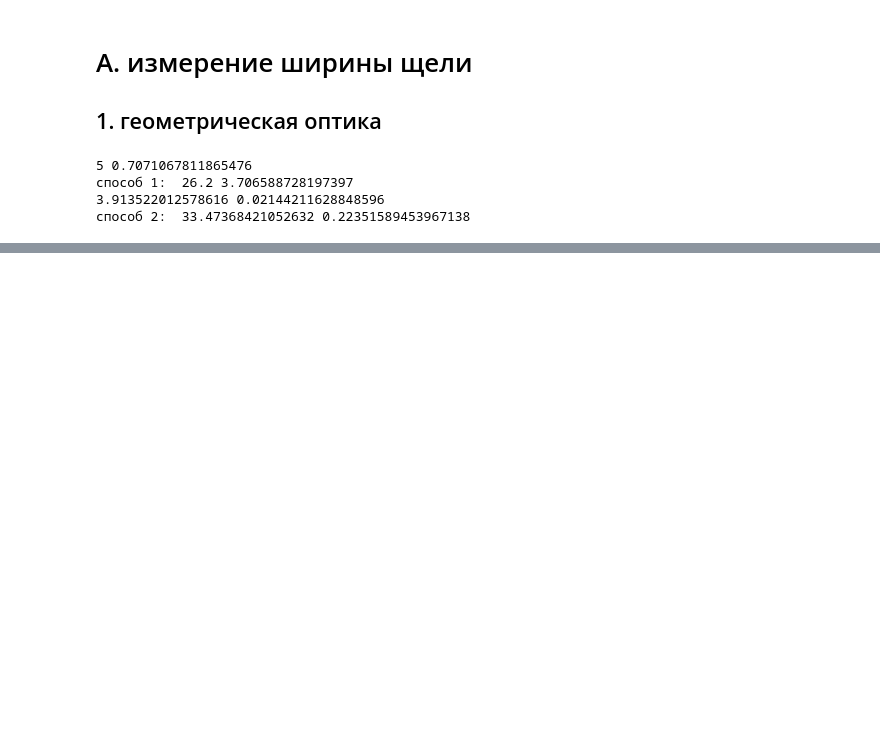
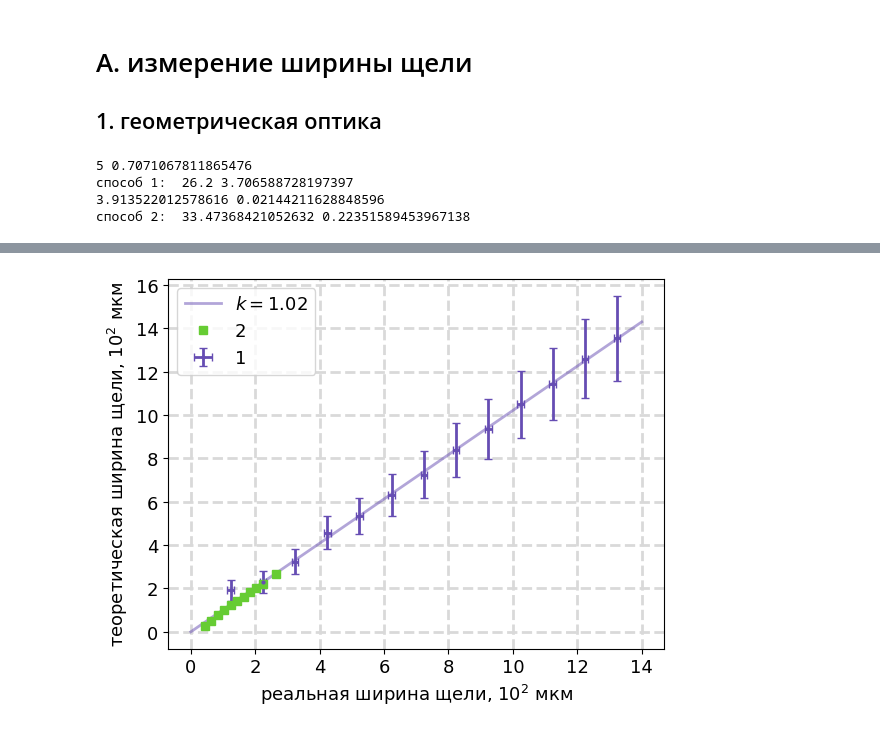
Before and after one commit to nina-zhuchkova/labs_4sem, a Jupyter notebook: 4.3.4 фурье-оптика/process.ipynb, the cells around one changed output, grey strips where cells are left out. Drawn from its saved outputs; the diff is of its cells as text; code cells hidden in the pictures; blank space fills up the shorter version.

```diff
--- a/4.3.4 фурье-оптика/process.ipynb
+++ b/4.3.4 фурье-оптика/process.ipynb
@@ -129,0 +137,4 @@ dataA1_final
+# %%
+# измерения
+dataA2 = pd.read_excel("измерения.xlsx", sheet_name="A2").rename(columns={"m (порядок максимума (придется думать головой))": "m"}).drop(index=[0])
+dataA2
@@ -129,0 +154,12 @@ dataA1_final
+# %%
+#длина волны лазера
+lam = 6326#a
+dataA2["D, mkm*10"] = (dataA2["x, 10*mkm"] - x0)
+# пересчет максимумов в минимумы
+dataA2["Dx, mm"] = dataA2["X, cm"]/(2 * dataA2["m"] - 1)*10
+dataA2["delta_Dx, mm"] = dataA2["Dx, mm"]**2/dataA2["X, cm"]/10
+dataA2["Ds, mkm*10"] = lam * L / dataA2["Dx, mm"] * 1e-4
+dataA2["delta_Ds, mkm*10"] = ((delta_L/L)**2 + (dataA2["delta_Dx, mm"]/dataA2["Dx, mm"])**2)**0.5 * dataA2["Ds, mkm*10"]
+dataA2_final = dataA2[["D, mkm*10","Dx, mm", "delta_Dx, mm", "Ds, mkm*10", "delta_Ds, mkm*10"]]
+pd.set_option('display.precision', 1)
+dataA2_final
@@ -129,0 +179,37 @@ dataA1_final
+# %%
+plt.grid(c = (0.85, 0.85, 0.85), ls = '--', lw = 2)
+
+D_th = np.linspace(0, 14)
+#plt.plot(D_want, D_want, '--',
+#         color = (0.85, 0.85, 0.85))
+def linear0(x, k):
+    return k*x
+popt, pcov = opt.curve_fit(linear0,
+                             dataA1_final["D, mm"].iloc[1:],
+                             dataA1_final["Dл, mm"].iloc[1:],
+                             sigma = dataA1_final["delta_Dл, mm"].iloc[1:],
+                             absolute_sigma = True)
+k = popt[0]
+delta_k = pcov[0][0]
+
+plt.plot(D_th, k*D_th,
+         color = dark_purple, alpha = 0.5,
+         label = r"$k = $" + f"{k:.2f}")
+
+plt.errorbar(dataA1_final["D, mm"] * 10, dataA1_final["Dл, mm"] * 10,
+             xerr = delta_D * 10, yerr = dataA1_final["delta_Dл, mm"] * 10,
+             fmt = 'o',
+             capsize=3,
+             markersize = 2,
+             label = '1',
+             color = dark_purple)
+plt.plot(dataA2_final["D, mkm*10"] / 10, dataA2_final["Ds, mkm*10"] / 10, 's',
+             label = '2',
+             color = light_green)
+#plt.title('Расчет ширины щели по:\n (1) ее увеличенному изображению на экране')
+plt.xlabel('реальная ширина щели, ' + r'$10^2$ мкм')
+plt.ylabel('теоретическая ширина щели, ' + r'$10^2$ мкм')
+plt.legend()
+plt.savefig('pics/A_plot.png', dpi=300)
+# %% [output]
+[figure, added]
```
Also changed, not shown: parts of 18 cells of this notebook, 59 other files.
